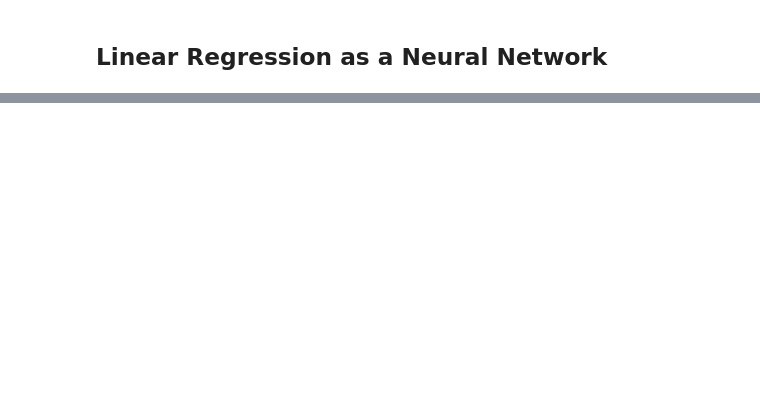
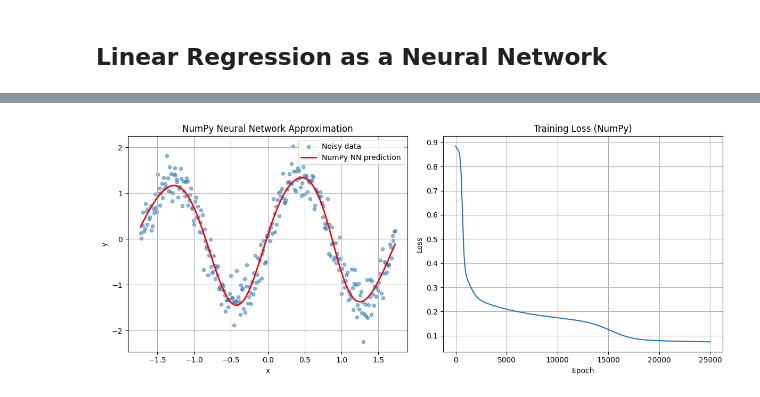
Before and after one commit to febse/ta2025, a Jupyter notebook: 03-01-Word-Embeddings-Overview.ipynb, the cells around one changed output, grey strips where cells are left out. Drawn from its saved outputs; the diff is of its cells as text; code cells hidden in the pictures; blank space fills up the shorter version.

```diff
--- a/03-01-Word-Embeddings-Overview.ipynb
+++ b/03-01-Word-Embeddings-Overview.ipynb
@@ -207,0 +367,86 @@ $$
+# %%
+# Neural network regression using NumPy with learning rate=0.1 (10x higher than original)
+np.random.seed(42)
+torch.manual_seed(42)
+
+hidden_size = 32
+
+# Initialize with Xavier initialization
+Wh = np.random.randn(1, hidden_size) * np.sqrt(2.0 / (1 + hidden_size))
+bh = np.zeros((1, hidden_size))
+Wo = np.random.randn(hidden_size, 1) * np.sqrt(2.0 / (hidden_size + 1))
+bo = np.zeros((1, 1))
+
+x_train_np = x_sine_scaled.reshape(-1, 1)
+y_train_np = y_sine_scaled.reshape(-1, 1)
+
+def tanh(x):
+    return np.tanh(x)
+
+def tanh_deriv(x):
+    return 1 - np.tanh(x) ** 2
+
+# Training parameters - use lr=0.1 (10x higher than original 0.01)
+epochs = 25_000
+lr = 0.03
+losses_np = []
+
+# Training loop
+for epoch in range(epochs):
+    # Forward pass
+    H = x_train_np @ Wh + bh
+    Z = tanh(H)
+    y_pred = Z @ Wo + bo
+
+    # Compute loss (MSE)
+    loss = np.mean((y_train_np - y_pred) ** 2)
+    losses_np.append(loss)
+
+    # Backward pass
+    m = len(y_train_np)
+    dLoss_dy = - 2 * (y_train_np - y_pred) / m
+
+    # Output layer gradients
+    dWo = Z.T @ dLoss_dy
+    dbo = np.sum(dLoss_dy)
+
+    # Hidden layer gradients
+    dZ = dLoss_dy @ Wo.T
+    dH = dZ * tanh_deriv(H)
+    dWh = x_train_np.T @ dH
+    dbh = np.sum(dH, axis=0, keepdims=True)
+
+    # Update weights and biases
+    Wo -= lr * dWo
+    bo -= lr * dbo
+    Wh -= lr * dWh
+    bh -= lr * dbh
+
+# Final predictions
+H = x_train_np @ Wh + bh
+Z = tanh(H)
+y_pred_np_final = Z @ Wo + bo
+
+# Plot results
+plt.figure(figsize=(12, 5))
+
+plt.subplot(1, 2, 1)
+plt.scatter(x_train_np, y_train_np, alpha=0.5, s=20, label='Noisy data')
+plt.plot(x_train_np, y_pred_np_final, 'r-', label='NumPy NN prediction', linewidth=2)
+plt.xlabel('x')
+plt.ylabel('y')
+plt.title('NumPy Neural Network Approximation')
+plt.legend()
+plt.grid(True)
+
+plt.subplot(1, 2, 2)
+plt.plot(losses_np)
+plt.xlabel('Epoch')
+plt.ylabel('Loss')
+plt.title('Training Loss (NumPy)')
+plt.grid(True)
+
+plt.tight_layout()
+plt.show()
+# %% [output]
+[figure, added]
```
Also changed, not shown: parts of 13 cells of this notebook.
